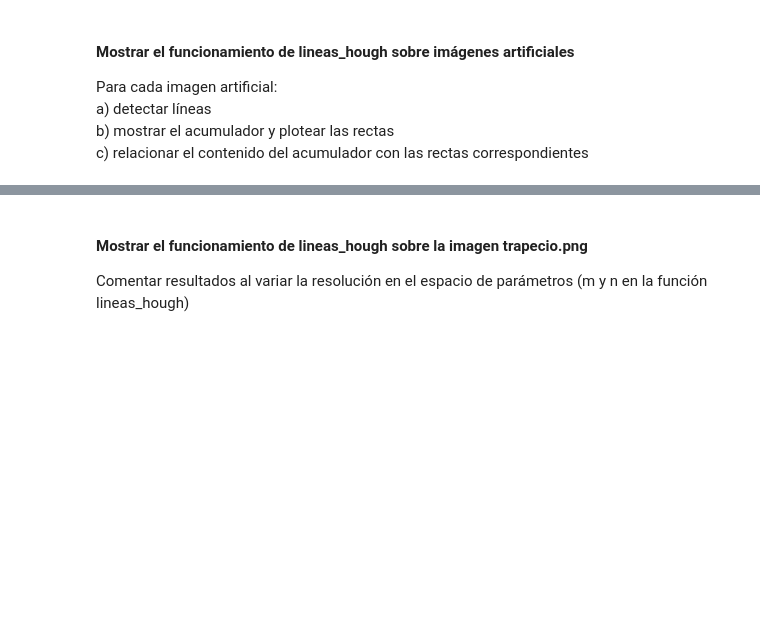
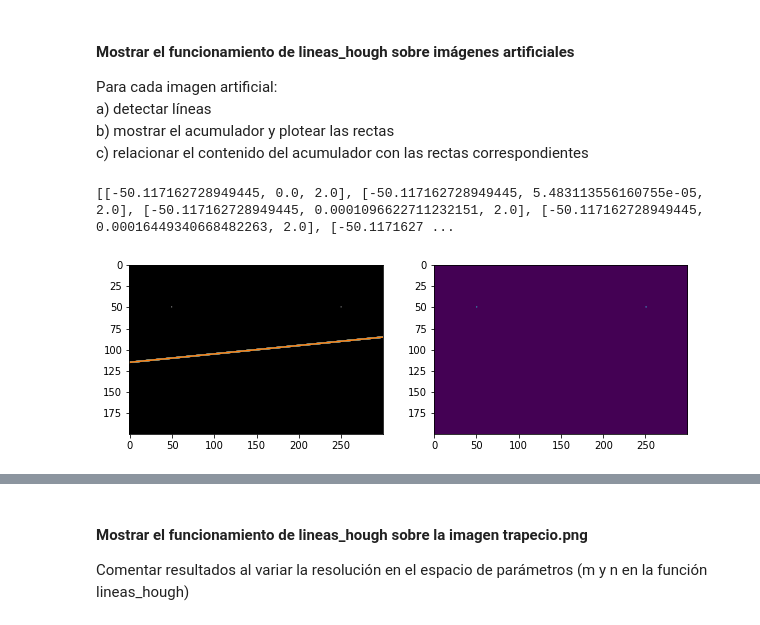
Before and after one commit to victoriatournier/timag, a Jupyter notebook: timag_2023_entregable_2/timag-2023-entregable2.ipynb, the cells around one changed output, grey strips where cells are left out. Drawn from its saved outputs; the diff is of its cells as text; code cells hidden in the pictures; blank space fills up the shorter version.

```diff
--- a/timag_2023_entregable_2/timag-2023-entregable2.ipynb
+++ b/timag_2023_entregable_2/timag-2023-entregable2.ipynb
@@ -495,6 +496,16 @@ Las imágenes de salida deberían ser del estilo:
 #### Detección de líneas
 # %%
 
+def is_local_max(A,i,j):
+    max=0
+    for k in range(i-1, i+2):
+        for l in range(j-1,j+2):
+            try:
+                if max<A[k,l]:
+                    max=A[k,l]
+            except:
+                pass
+    return(max<=A[i,j])
 
 
 def lineas_hough(I, m, n, minimo_votos, debug=False):
@@ -512,7 +523,7 @@ def lineas_hough(I, m, n, minimo_votos, debug=False):
 
     Returns
     -------
-    L : [[theta, rho, votos], [theta, rho, votos], .....]
+    L : [[rho, theta, votos], [theta, rho, votos], .....]
         Lista con las rectas detectadas donde cada elemento de la lista es una terna [theta, rho, votos]
         La lista está ordenada en forma decreciente en la cantidad de votos
 
@@ -530,15 +541,19 @@ def lineas_hough(I, m, n, minimo_votos, debug=False):
                 x=u-xr
                 y=v-yr
                 for i in range (m):
-                    tita=dtita*i
-                    r=x*np.cos(tita)+y*np.sen(tita)
-                    j=j0+np.round(r/dr)
+                    tita=(dtita*i)
+                    r=x*np.cos(np.radians(tita))+y*np.sin(np.radians(tita))
+                    j=int(j0+np.round(r/dr))
                     A[i,j]=A[i,j]+1
-
-
-
-
-
+    L=[]
+    for i in range(m):
+        for j in range(n):
+            if A[i,j]>=minimo_votos and is_local_max(A,i,j):
+                tita=np.radians(dtita*i)
+                r=(j-j0)*dr
+                a=A[i,j]
+                L.append([r, tita, a])
+    sorted(L)
     return L
 # %% [markdown]
 #### Mostrar el funcionamiento de lineas_hough sobre imágenes artificiales
@@ -549,11 +564,19 @@ c) relacionar el contenido del acumulador con las rectas correspondientes
 # %%
 #Ejemplo 1
 I = np.zeros((200,300), dtype=np.uint8)
 I[50,50]=255
 I[50,250]=255
+L=lineas_hough(I, 1000, 1000, 1.1, debug=False)
+print(L)
+fig, ax=plt.subplots(1,2,figsize=(10,10))
 
-plt.figure()
-plt.imshow(I)
+plot_lineas_hough(ax[0],I, L)
+
+ax[1].imshow(I)
+plt.show()
+# %% [output]
+[[-50.117162728949445, 0.0, 2.0], [-50.117162728949445, 5.483113556160755e-05, 2.0], [-50.117162728949445, 0.0001096622711232151, 2.0], [-50.117162728949445, 0.00016449340668482263, 2.0], [-50.1171627 ...
+[figure, added]
 # %%
 #Ejemplo 2
 I = np.zeros((200,300), dtype=np.uint8)
```
Also changed, not shown: parts of 5 cells of this notebook.
